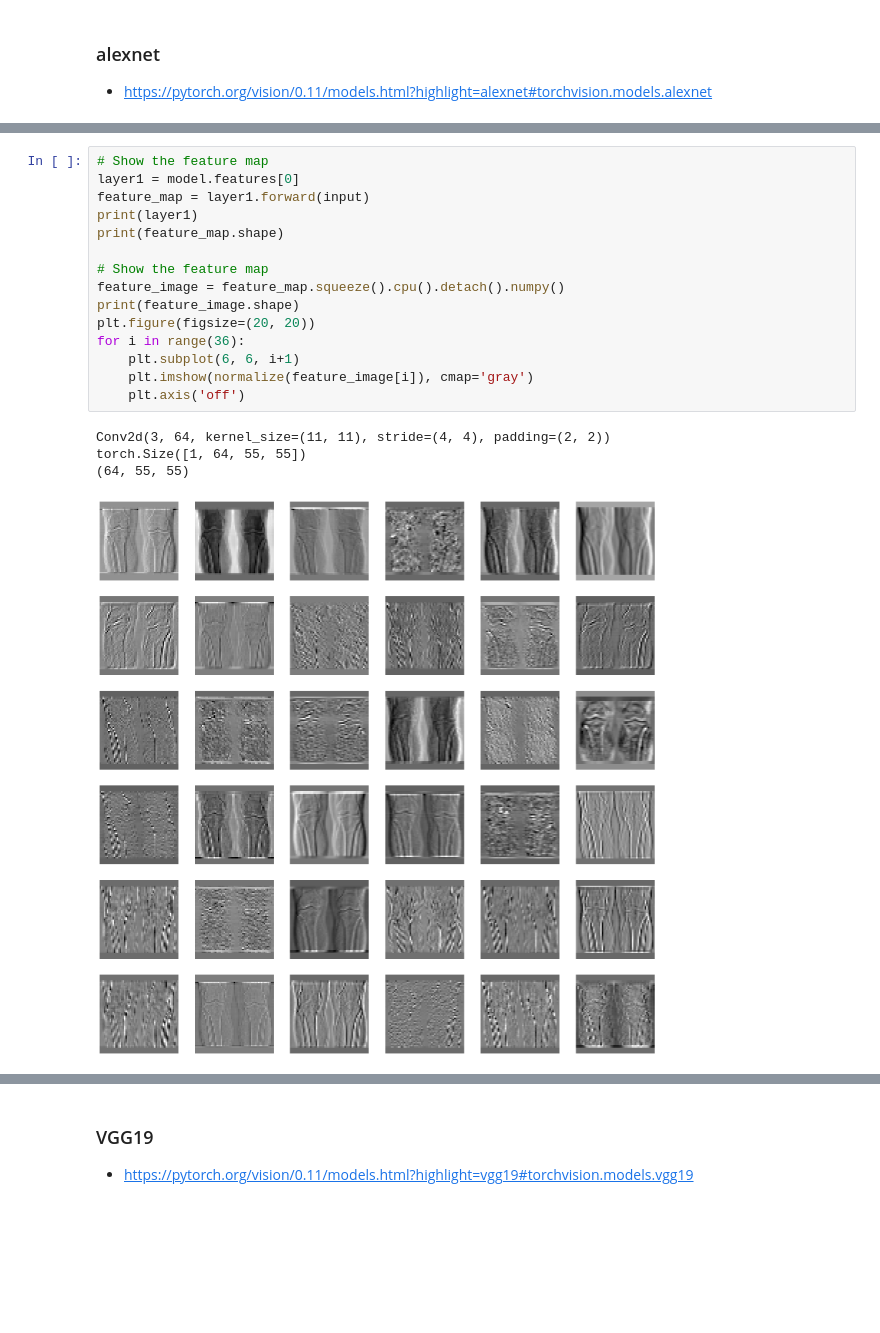
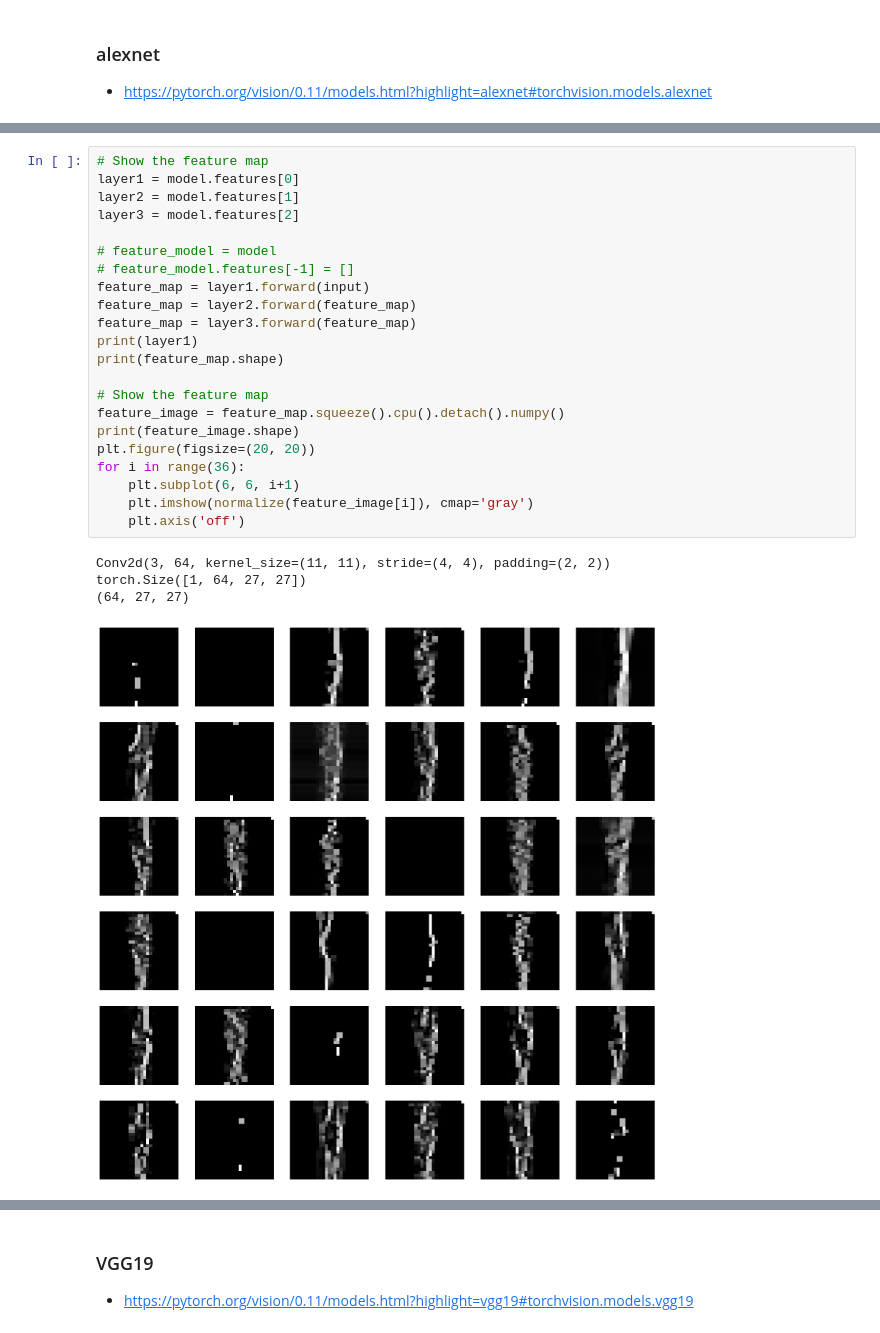
Before and after one commit to cvyancheng/DL_FinalProject, a Jupyter notebook: main.ipynb, the cells around one changed output, grey strips where cells are left out. Cells and saved outputs as stored; diff of their text form; blank space fills up the shorter version.

```diff
--- a/main.ipynb
+++ b/main.ipynb
@@ -179,23 +230,30 @@ Inference time: 14.5034 milliseconds
 # %%
 # Show the feature map
 layer1 = model.features[0]
+layer2 = model.features[1]
+layer3 = model.features[2]
+
+# feature_model = model
+# feature_model.features[-1] = []
 feature_map = layer1.forward(input)
+feature_map = layer2.forward(feature_map)
+feature_map = layer3.forward(feature_map)
 print(layer1)
 print(feature_map.shape)
 
 # Show the feature map
 feature_image = feature_map.squeeze().cpu().detach().numpy()
 print(feature_image.shape)
 plt.figure(figsize=(20, 20))
 for i in range(36):
     plt.subplot(6, 6, i+1)
     plt.imshow(normalize(feature_image[i]), cmap='gray')
     plt.axis('off')
 # %% [output]
 Conv2d(3, 64, kernel_size=(11, 11), stride=(4, 4), padding=(2, 2))
-torch.Size([1, 64, 55, 55])
-(64, 55, 55)
+torch.Size([1, 64, 27, 27])
+(64, 27, 27)
-[figure, old version]
+[figure, new version]
 # %%
 !nvidia-smi
 # %% [output]
```
Also changed, not shown: parts of 40 cells of this notebook.
